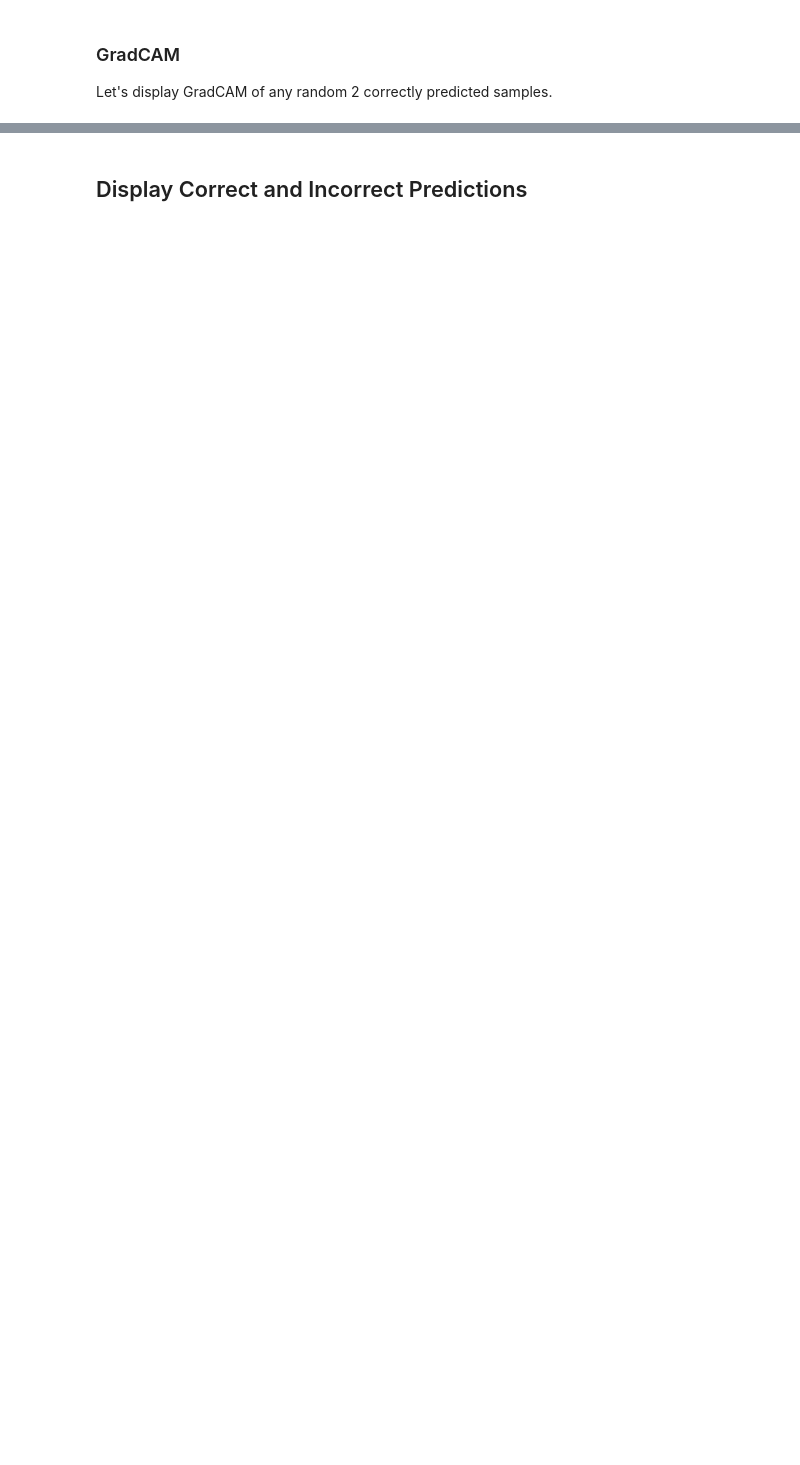
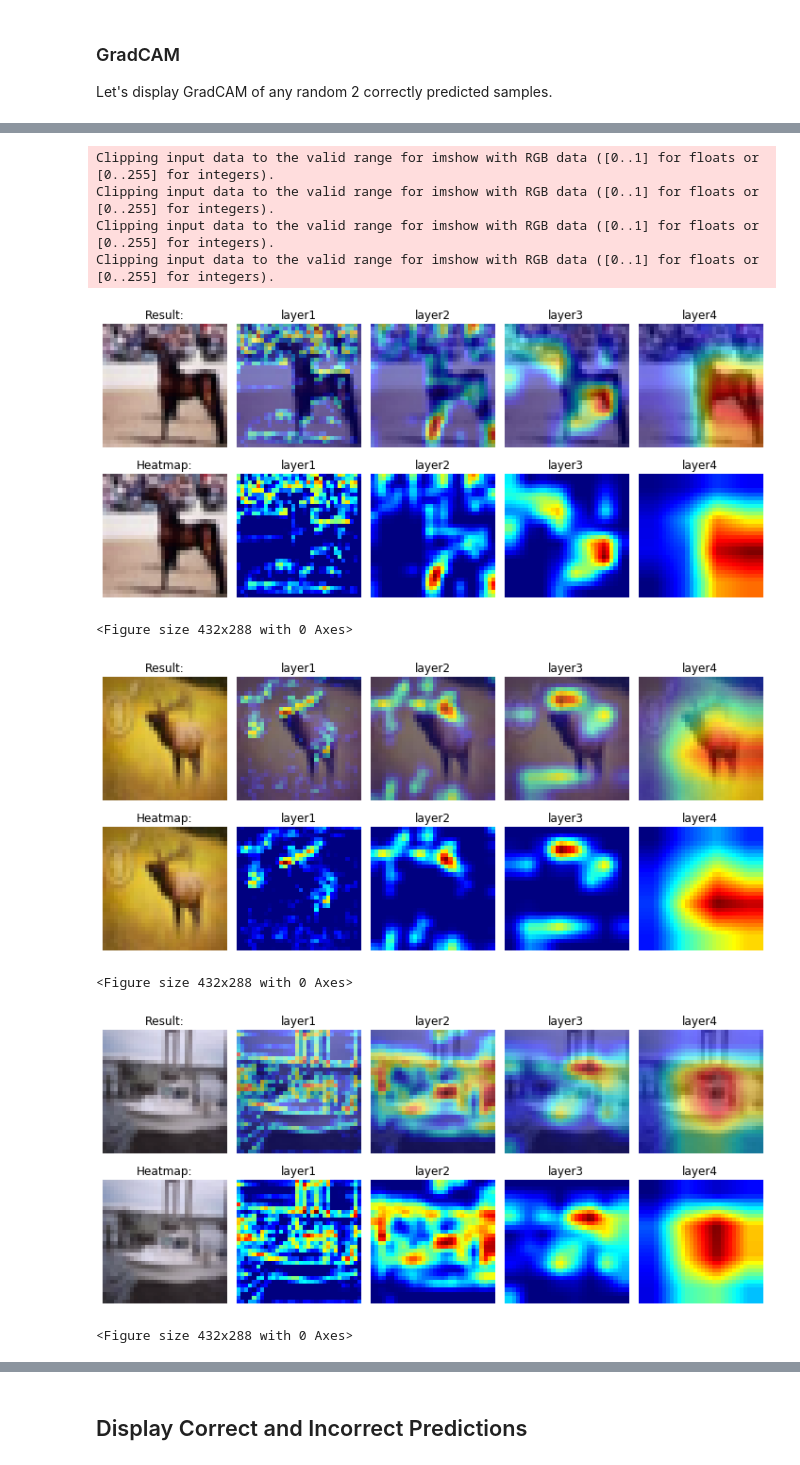
Before and after one commit to shan18/TensorNet, a Jupyter notebook: examples/tensornet_advanced.ipynb, the cells around one changed output, grey strips where cells are left out. Cells and saved outputs as stored; diff of their text form; code cells hidden in the pictures; blank space fills up the shorter version.

```diff
--- a/examples/tensornet_advanced.ipynb
+++ b/examples/tensornet_advanced.ipynb
@@ -212,10 +267,11 @@ Let's display GradCAM of any random 2 correctly predicted samples.
 # %%
+layers = ['layer1', 'layer2', 'layer3', 'layer4']
 grad_cam = GradCAMView(
-    model, ['layer1', 'layer2', 'layer3', 'layer4'],
+    model, layers,
     device, dataset.mean, dataset.std
 )
 
 images = [x['image'] for x in random.sample(correct_samples, 4)]
-grad_cam(images, 'grad_cam')
+gradcam_views = grad_cam(images)
 # %% [output]
 Mode set to GradCAM.
@@ -233,0 +278,13 @@ Clipping input data to the valid range for imshow with RGB data ([0..1] for floa
+# %%
+plot_gradcam(gradcam_views, layers, 'grad_cam')
+# %% [output]
+Clipping input data to the valid range for imshow with RGB data ([0..1] for floats or [0..255] for integers).
+Clipping input data to the valid range for imshow with RGB data ([0..1] for floats or [0..255] for integers).
+Clipping input data to the valid range for imshow with RGB data ([0..1] for floats or [0..255] for integers).
+Clipping input data to the valid range for imshow with RGB data ([0..1] for floats or [0..255] for integers).
+[figure, added]
+<Figure size 432x288 with 0 Axes>
+[figure, added]
+<Figure size 432x288 with 0 Axes>
+[figure, added]
+<Figure size 432x288 with 0 Axes>
```
Also changed, not shown: parts of 11 cells of this notebook, 5 other files.
